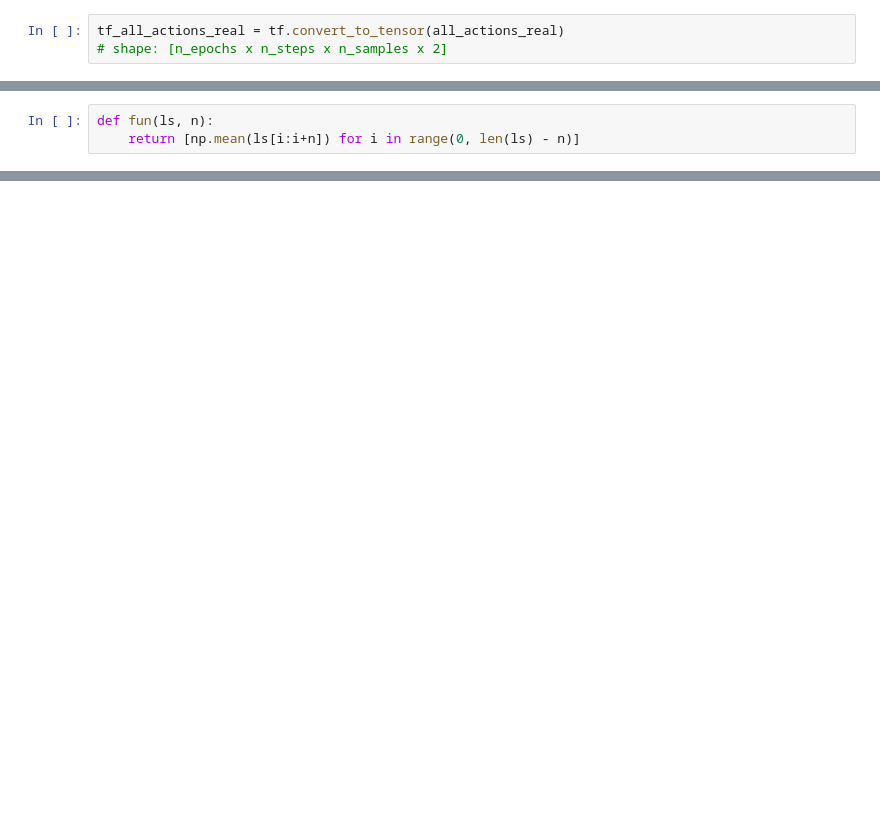
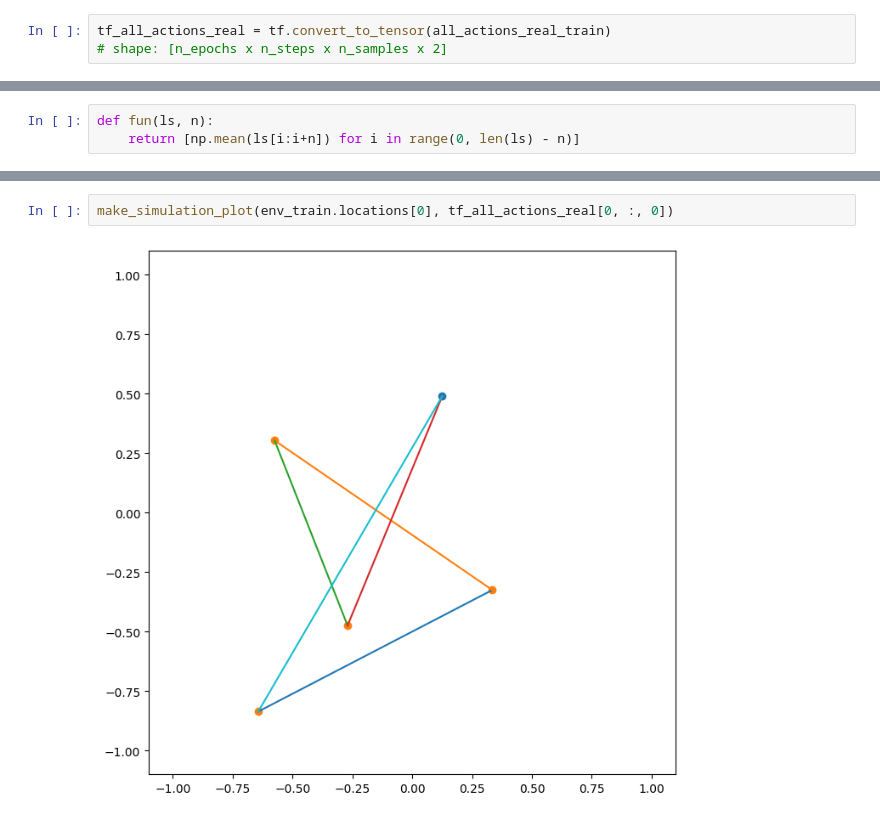
Before and after one commit to dbugajny/VRP-RL, a Jupyter notebook: test_db.ipynb, the cells around one changed output, grey strips where cells are left out. Drawn from its saved outputs; the diff is of its cells as text; blank space fills up the shorter version.

```diff
--- a/test_db.ipynb
+++ b/test_db.ipynb
@@ -50,3 +61,3 @@ for _ in tqdm(range(n_epochs)):
 # %%
-tf_all_actions_real = tf.convert_to_tensor(all_actions_real)
+tf_all_actions_real = tf.convert_to_tensor(all_actions_real_train)
 # shape: [n_epochs x n_steps x n_samples x 2]
@@ -68,3 +82,7 @@ plt.show()
+# %%
+make_simulation_plot(env_train.locations[0], tf_all_actions_real[0, :, 0])
+# %% [output]
+[figure, added]
 # %%
 make_simulation_plot(env_train.locations[0], tf_all_actions_real[-1, :, 0])
 # %% [output]
```
Also changed, not shown: parts of 8 cells of this notebook, 1 other file.
